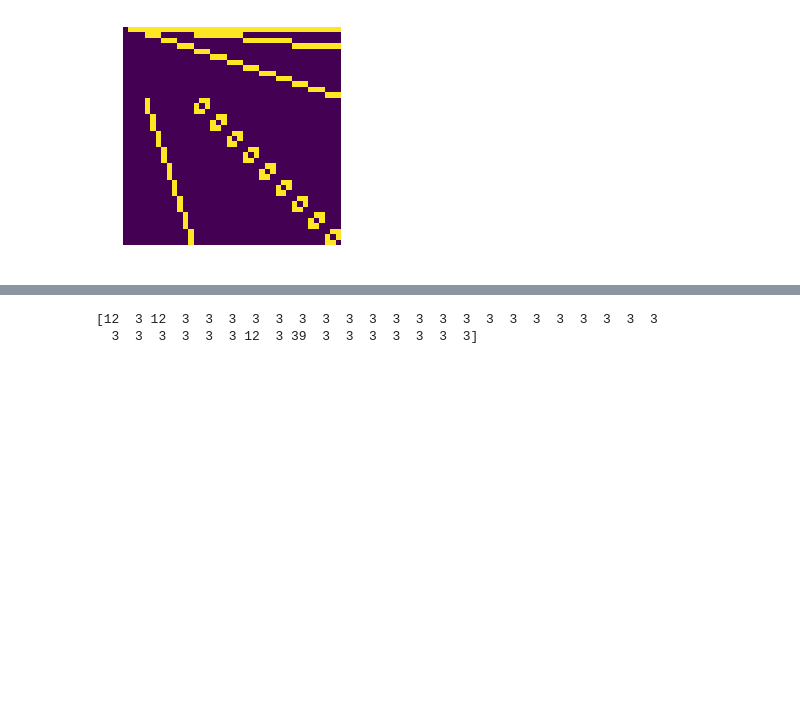
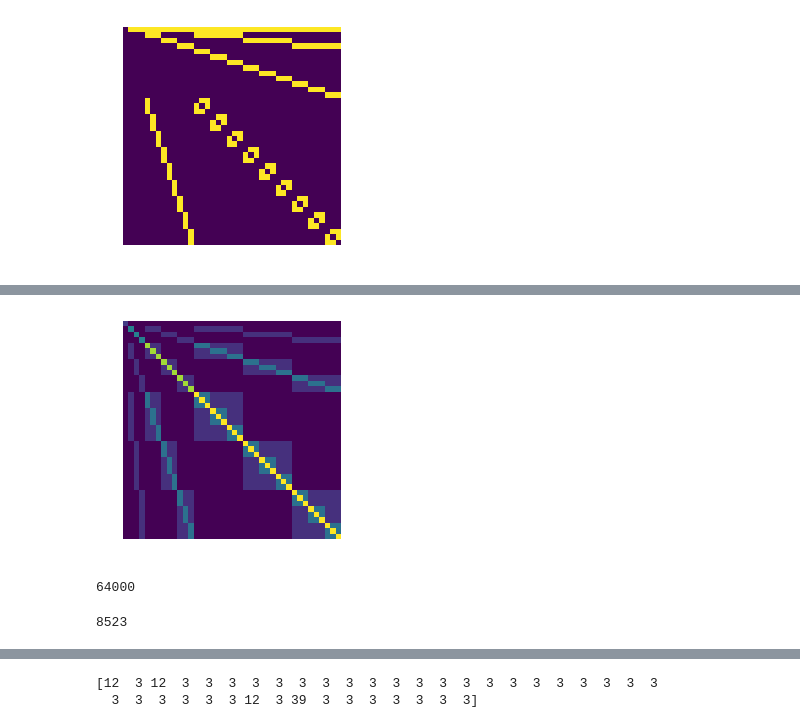
Before and after one commit to aleveren/ucsd-research, a Jupyter notebook: simple-hier-topic-model/pachinko-experiments.ipynb, the cells around one changed output, grey strips where cells are left out. Saved outputs shown, nothing was run; the diff lists cells and outputs as text; code cells hidden in the pictures; blank space fills up the shorter version.

```diff
--- a/simple-hier-topic-model/pachinko-experiments.ipynb
+++ b/simple-hier-topic-model/pachinko-experiments.ipynb
@@ -480,0 +503,12 @@ def permute_square(X, perm):
+# %%
+niceimshow(C)
+# %% [output]
+[figure, added]
+# %%
+C.shape[0] ** 3
+# %% [output]
+64000
+# %%
+len(triplets(C))
+# %% [output]
+8523
```
Also changed, not shown: parts of 6 cells of this notebook.
